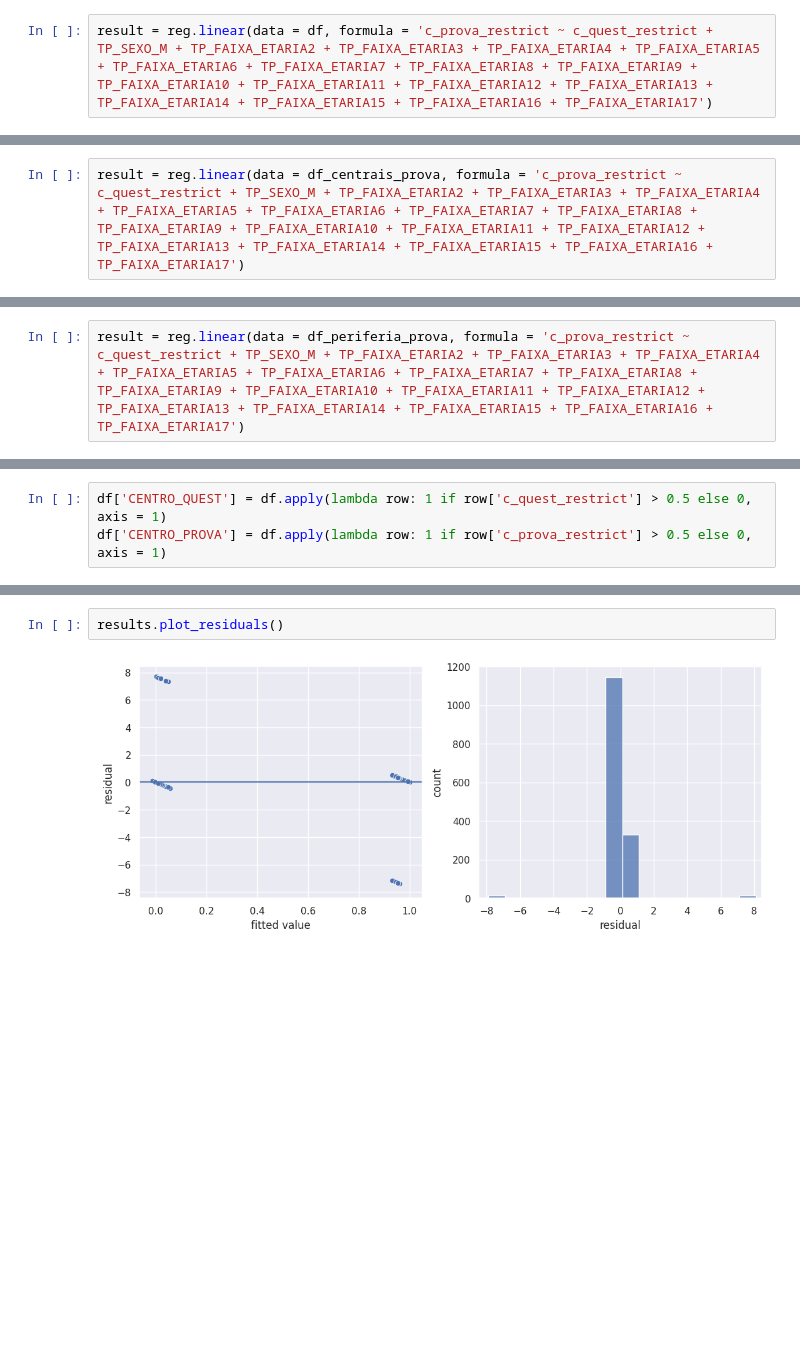
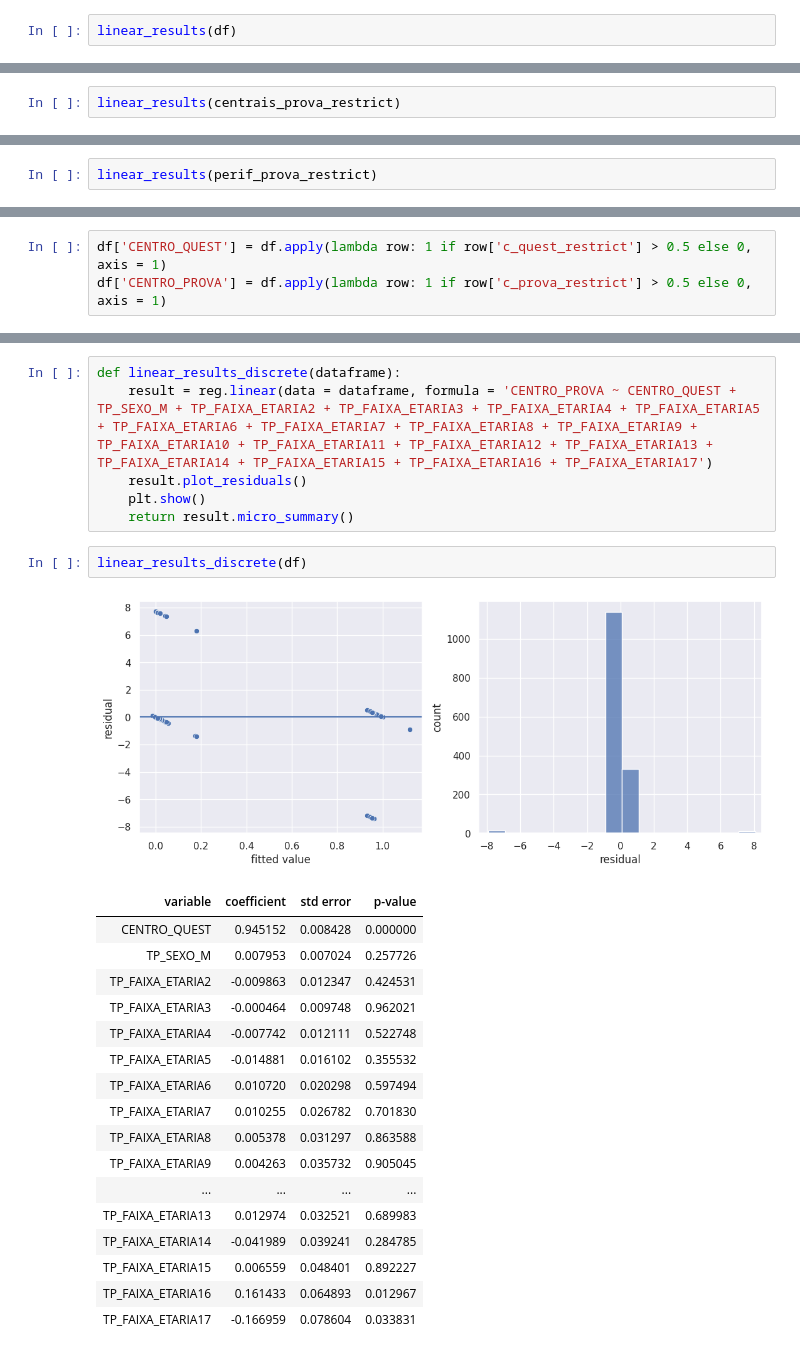
Before and after one commit to gabrielonishi/ENEMSocialNetworkAnalysis, a Jupyter notebook: 3 - Teste de Hipótese.ipynb, the cells around one changed output, grey strips where cells are left out. Saved outputs shown, nothing was run; the diff lists cells and outputs as text; blank space fills up the shorter version.

```diff
--- a/3 - Teste de Hipótese.ipynb
+++ b/3 - Teste de Hipótese.ipynb
@@ -294,2 +418,2 @@ result.micro_summary()
 # %%
-result = reg.linear(data = df, formula = 'c_prova_restrict ~ c_quest_restrict + TP_SEXO_M + TP_FAIXA_ETARIA2 + TP_FAIXA_ETARIA3 + TP_FAIXA_ETARIA4 + TP_FAIXA_ETARIA5 + TP_FAIXA_ETARIA6 + TP_FAIXA_ETARIA7 + TP_FAIXA_ETARIA8 + TP_FAIXA_ETARIA9 + TP_FAIXA_ETARIA10 + TP_FAIXA_ETARIA11 + TP_FAIXA_ETARIA12 + TP_FAIXA_ETARIA13 + TP_FAIXA_ETARIA14 + TP_FAIXA_ETARIA15 + TP_FAIXA_ETARIA16 + TP_FAIXA_ETARIA17')
+linear_results(df)
@@ -323,2 +441,2 @@ df_periferia_prova = df.loc[df['c_prova_restrict'] < 0.5]
 # %%
-result = reg.linear(data = df_centrais_prova, formula = 'c_prova_restrict ~ c_quest_restrict + TP_SEXO_M + TP_FAIXA_ETARIA2 + TP_FAIXA_ETARIA3 + TP_FAIXA_ETARIA4 + TP_FAIXA_ETARIA5 + TP_FAIXA_ETARIA6 + TP_FAIXA_ETARIA7 + TP_FAIXA_ETARIA8 + TP_FAIXA_ETARIA9 + TP_FAIXA_ETARIA10 + TP_FAIXA_ETARIA11 + TP_FAIXA_ETARIA12 + TP_FAIXA_ETARIA13 + TP_FAIXA_ETARIA14 + TP_FAIXA_ETARIA15 + TP_FAIXA_ETARIA16 + TP_FAIXA_ETARIA17')
+linear_results(centrais_prova_restrict)
@@ -349,2 +462,2 @@ result.plot_residuals()
 # %%
-result = reg.linear(data = df_periferia_prova, formula = 'c_prova_restrict ~ c_quest_restrict + TP_SEXO_M + TP_FAIXA_ETARIA2 + TP_FAIXA_ETARIA3 + TP_FAIXA_ETARIA4 + TP_FAIXA_ETARIA5 + TP_FAIXA_ETARIA6 + TP_FAIXA_ETARIA7 + TP_FAIXA_ETARIA8 + TP_FAIXA_ETARIA9 + TP_FAIXA_ETARIA10 + TP_FAIXA_ETARIA11 + TP_FAIXA_ETARIA12 + TP_FAIXA_ETARIA13 + TP_FAIXA_ETARIA14 + TP_FAIXA_ETARIA15 + TP_FAIXA_ETARIA16 + TP_FAIXA_ETARIA17')
+linear_results(perif_prova_restrict)
@@ -414,4 +491,27 @@ results.micro_summary()
-# %%
-results.plot_residuals()
-# %% [output]
-[figure, removed]
+# %%
+def linear_results_discrete(dataframe):
+    result = reg.linear(data = dataframe, formula = 'CENTRO_PROVA ~ CENTRO_QUEST + TP_SEXO_M + TP_FAIXA_ETARIA2 + TP_FAIXA_ETARIA3 + TP_FAIXA_ETARIA4 + TP_FAIXA_ETARIA5 + TP_FAIXA_ETARIA6 + TP_FAIXA_ETARIA7 + TP_FAIXA_ETARIA8 + TP_FAIXA_ETARIA9 + TP_FAIXA_ETARIA10 + TP_FAIXA_ETARIA11 + TP_FAIXA_ETARIA12 + TP_FAIXA_ETARIA13 + TP_FAIXA_ETARIA14 + TP_FAIXA_ETARIA15 + TP_FAIXA_ETARIA16 + TP_FAIXA_ETARIA17')
+    result.plot_residuals()
+    plt.show()
+    return result.micro_summary()
+# %%
+linear_results_discrete(df)
+# %% [output]
+[figure, added]
+| variable | coefficient | std error | p-value |
+| CENTRO_QUEST | 0.945152 | 0.008428 | 0.000000 |
+| TP_SEXO_M | 0.007953 | 0.007024 | 0.257726 |
+| TP_FAIXA_ETARIA2 | -0.009863 | 0.012347 | 0.424531 |
+| TP_FAIXA_ETARIA3 | -0.000464 | 0.009748 | 0.962021 |
+| TP_FAIXA_ETARIA4 | -0.007742 | 0.012111 | 0.522748 |
+| TP_FAIXA_ETARIA5 | -0.014881 | 0.016102 | 0.355532 |
+| TP_FAIXA_ETARIA6 | 0.010720 | 0.020298 | 0.597494 |
+| TP_FAIXA_ETARIA7 | 0.010255 | 0.026782 | 0.701830 |
+| TP_FAIXA_ETARIA8 | 0.005378 | 0.031297 | 0.863588 |
+| TP_FAIXA_ETARIA9 | 0.004263 | 0.035732 | 0.905045 |
+| ... | ... | ... | ... |
+| TP_FAIXA_ETARIA13 | 0.012974 | 0.032521 | 0.689983 |
+| TP_FAIXA_ETARIA14 | -0.041989 | 0.039241 | 0.284785 |
+| TP_FAIXA_ETARIA15 | 0.006559 | 0.048401 | 0.892227 |
+| TP_FAIXA_ETARIA16 | 0.161433 | 0.064893 | 0.012967 |
+| TP_FAIXA_ETARIA17 | -0.166959 | 0.078604 | 0.033831 |
```
Also changed, not shown: parts of 87 cells of this notebook.
